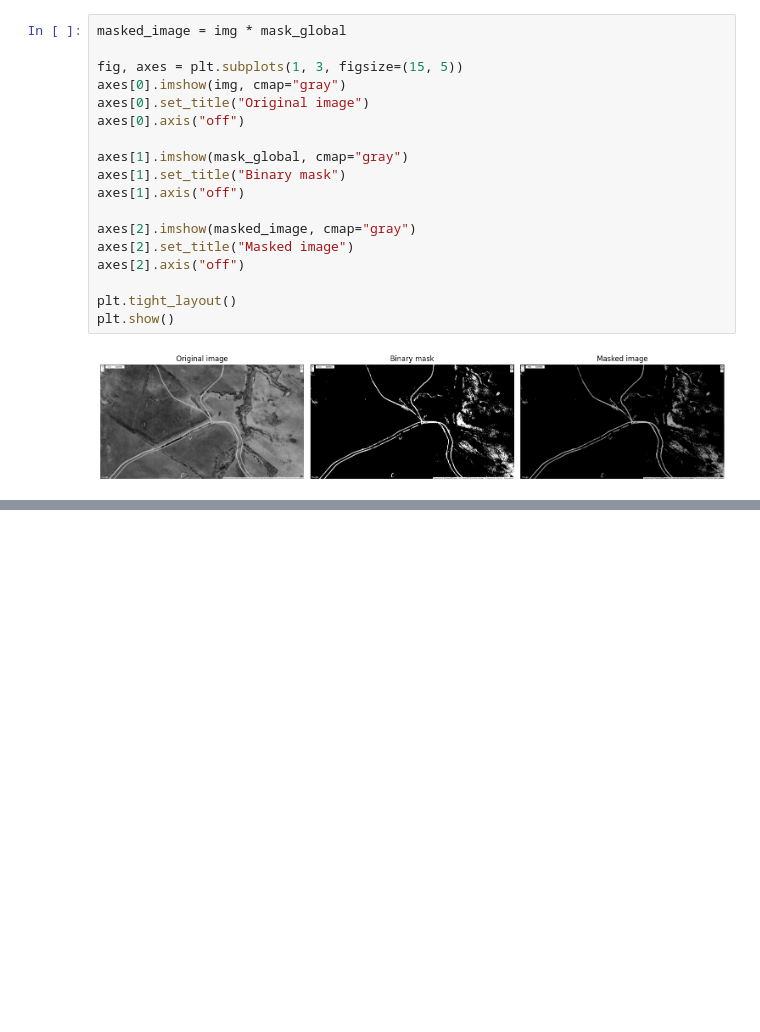
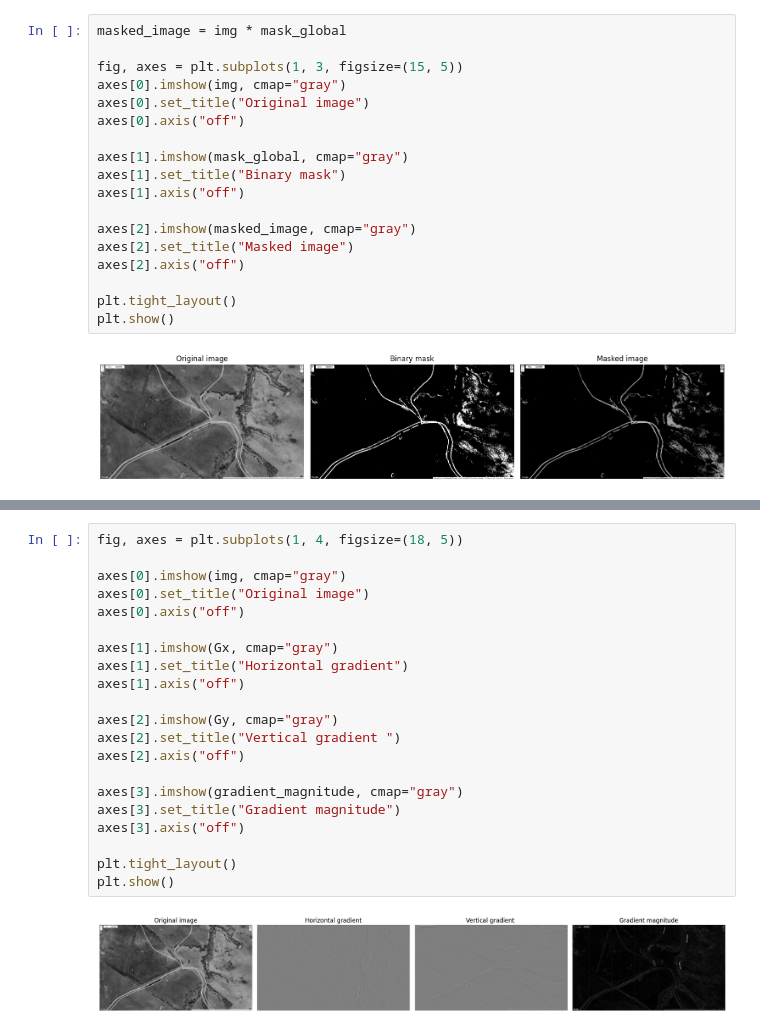
Before and after one commit to ayzrixsiev/Deep-Image-Processing-Lab, a Jupyter notebook: CAU | Week 10/Lab-1.ipynb, the cells around one changed output, grey strips where cells are left out. Cells and saved outputs as stored; diff of their text form; blank space fills up the shorter version.

```diff
--- a/CAU | Week 10/Lab-1.ipynb
+++ b/CAU | Week 10/Lab-1.ipynb
@@ -71,0 +134,23 @@ plt.show()
+# %%
+fig, axes = plt.subplots(1, 4, figsize=(18, 5))
+
+axes[0].imshow(img, cmap="gray")
+axes[0].set_title("Original image")
+axes[0].axis("off")
+
+axes[1].imshow(Gx, cmap="gray")
+axes[1].set_title("Horizontal gradient")
+axes[1].axis("off")
+
+axes[2].imshow(Gy, cmap="gray")
+axes[2].set_title("Vertical gradient ")
+axes[2].axis("off")
+
+axes[3].imshow(gradient_magnitude, cmap="gray")
+axes[3].set_title("Gradient magnitude")
+axes[3].axis("off")
+
+plt.tight_layout()
+plt.show()
+# %% [output]
+[figure, added]
```
Also changed, not shown: parts of 4 cells of this notebook.
